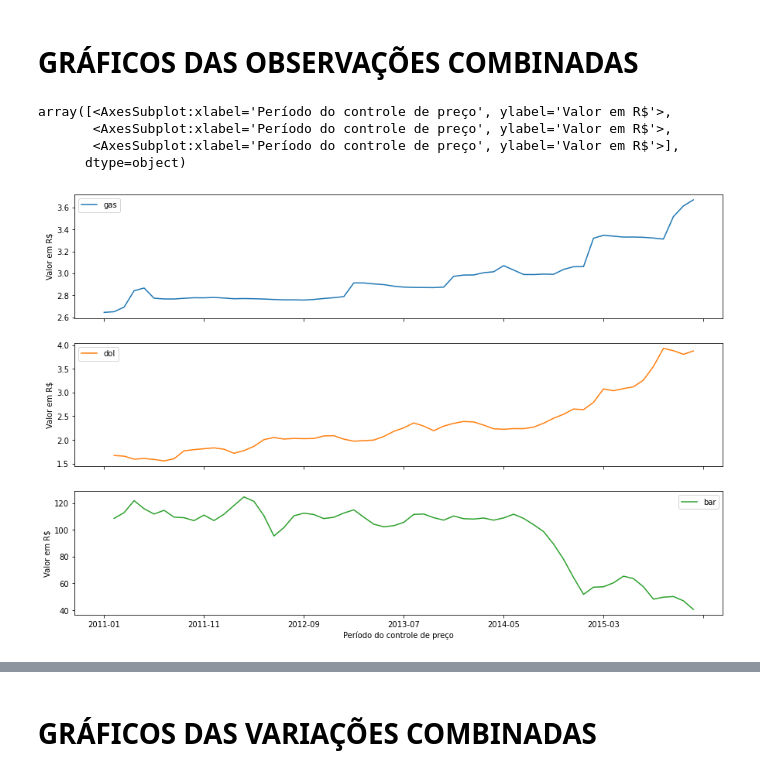
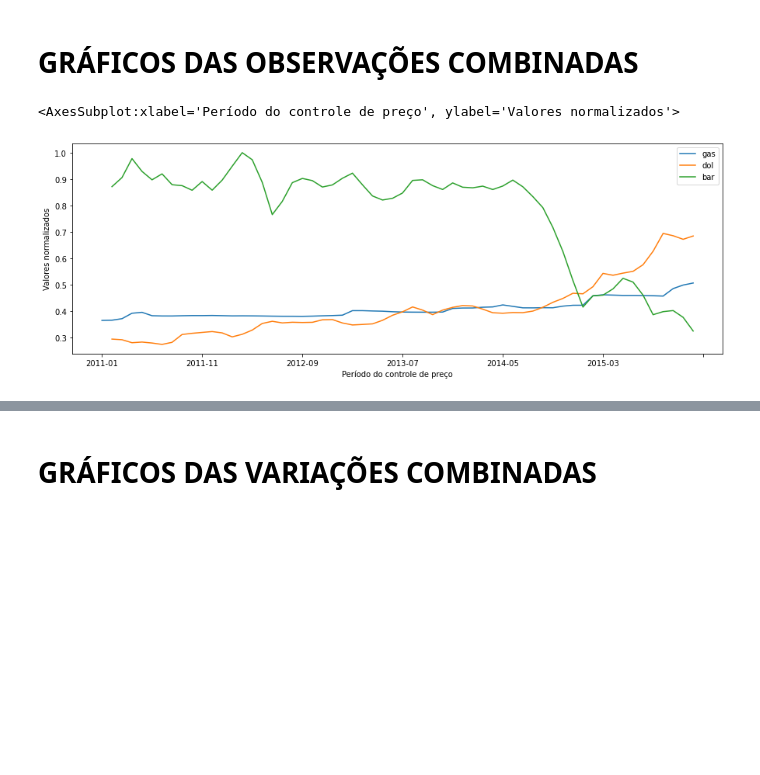
Before and after one commit to ednaelxd/residencia, a Jupyter notebook: detalhamento_estatístico.ipynb, the cells around one changed output, grey strips where cells are left out. Saved outputs shown, nothing was run; the diff lists cells and outputs as text; code cells hidden in the pictures; blank space fills up the shorter version.

```diff
--- a/detalhamento_estatístico.ipynb
+++ b/detalhamento_estatístico.ipynb
@@ -59,2 +62,4 @@ dif_med_mensal.dt.strftime('%Y-%m')
+# %%
+df_gas['VVNorm']=df_gas['Valor de Venda']/df_gas['Valor de Venda'].max()
 # %%
 gas_med_mensal = df_gas['Valor de Venda'].resample('M').mean()
@@ -154,2 +201,3 @@ xx1.loc['2014-06','Valor de Venda']=(xx1.loc['2014-05','Valor de Venda']+xx1.loc
 # %%
-xx1.loc['2020-09','Valor de Venda']=(xx1.loc['2020-08','Valor de Venda']+xx1.loc['2020-10','Valor de Venda'])/2
+xx1.loc['2014-06','VVNorm']=(xx1.loc['2014-05','VVNorm']+xx1.loc['2014-07','VVNorm'])/2
+xx1.loc['2020-09','VVNorm']=(xx1.loc['2020-08','VVNorm']+xx1.loc['2020-10','VVNorm'])/2
@@ -273,12 +295,12 @@ Name: pct_change, Length: 69, dtype: float64
 # %% [markdown]
 # GRÁFICOS DAS OBSERVAÇÕES COMBINADAS
 # %%
-combined11=pd.DataFrame()
-combined11['gas']=xx1.loc['2011-01':'2015-12','Valor de Venda']
-combined11['dol']=xx2.loc['2011-02':'2015-12','V.Médio']
-combined11['bar']=xx3.loc['2011-02':'2015-12','V.Médio']
+combined_cp=pd.DataFrame()
+combined_cp['gas']=xx1.loc['2011-01':'2015-12','VVNorm']
+combined_cp['dol']=xx2.loc['2011-02':'2015-12','VUS.Norm']
+combined_cp['bar']=xx3.loc['2011-02':'2015-12','VBar.Norm']
 
-combined22=pd.DataFrame()
-combined22['gas']=xx1.loc['2016-01':,'Valor de Venda']
-combined22['dol']=xx2.loc['2016-01':,'V.Médio']
-combined22['bar']=xx3.loc['2016-01':,'V.Médio']
+combined_ppi=pd.DataFrame()
+combined_ppi['gas']=xx1.loc['2016-01':,'VVNorm']
+combined_ppi['dol']=xx2.loc['2016-01':,'VUS.Norm']
+combined_ppi['bar']=xx3.loc['2016-01':,'VBar.Norm']
@@ -285,9 +309,6 @@ combined22['bar']=xx3.loc['2016-01':,'V.Médio']
 # %%
-combined11.plot(subplots=True,figsize=(15,10),xlabel='Período do controle de preço',ylabel='Valor em R$')
+combined_cp.plot(subplots=False,figsize=(15,5),xlabel='Período do controle de preço',ylabel='Valores normalizados')
 # %% [output]
-array([<AxesSubplot:xlabel='Período do controle de preço', ylabel='Valor em R$'>,
-       <AxesSubplot:xlabel='Período do controle de preço', ylabel='Valor em R$'>,
-       <AxesSubplot:xlabel='Período do controle de preço', ylabel='Valor em R$'>],
-      dtype=object)
+<AxesSubplot:xlabel='Período do controle de preço', ylabel='Valores normalizados'>
-[figure, old version]
+[figure, new version]
 # %%
```
Also changed, not shown: parts of 53 cells of this notebook.
